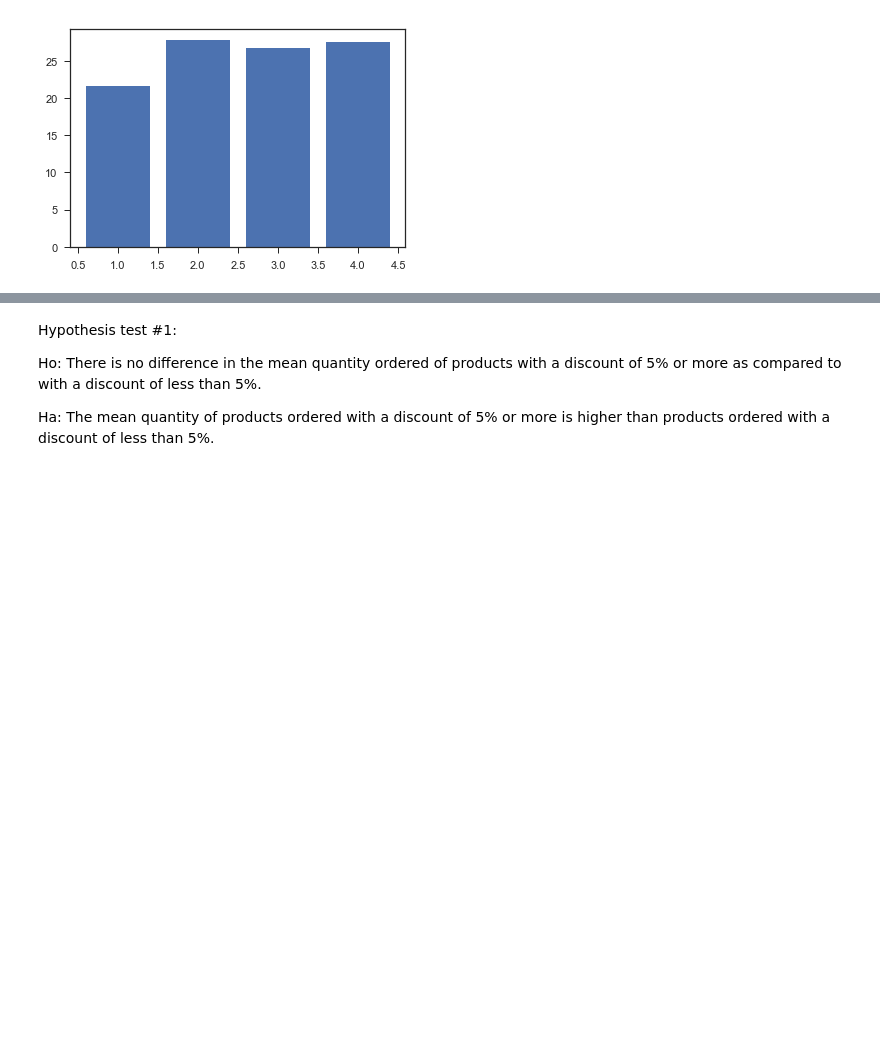
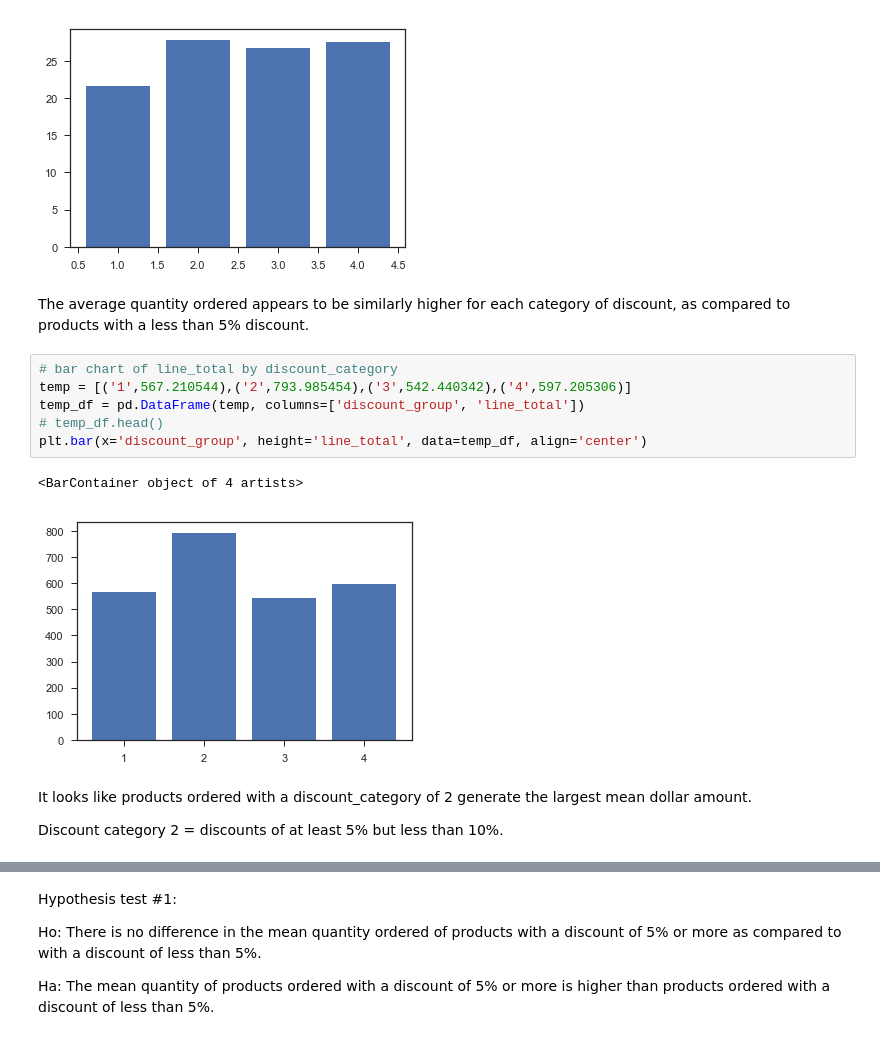
Before and after one commit to giorosati/dsc-2-final-project-online-ds-pt-100118, a Jupyter notebook: northwind_v3.ipynb, the cells around one changed output, grey strips where cells are left out. Saved outputs shown, nothing was run; the diff lists cells and outputs as text; blank space fills up the shorter version.

```diff
--- a/northwind_v3.ipynb
+++ b/northwind_v3.ipynb
@@ -471,3 +471,18 @@ plt.bar(x='discount_group', height='mean_quantity', data=temp_df, align='center'
 # %% [output]
 <BarContainer object of 4 artists>
 [figure]
+# %% [markdown]
+The average quantity ordered appears to be similarly higher for each category of discount, as compared to products with a less than 5% discount.
+# %%
+# bar chart of line_total by discount_category
+temp = [('1',567.210544),('2',793.985454),('3',542.440342),('4',597.205306)]
+temp_df = pd.DataFrame(temp, columns=['discount_group', 'line_total'])
+# temp_df.head()
+plt.bar(x='discount_group', height='line_total', data=temp_df, align='center')
+# %% [output]
+<BarContainer object of 4 artists>
+[figure, added]
+# %% [markdown]
+It looks like products ordered with a discount_category of 2 generate the largest mean dollar amount.
+
+Discount category 2 = discounts of at least 5% but less than 10%.
```
Also changed, not shown: parts of 34 cells of this notebook.
